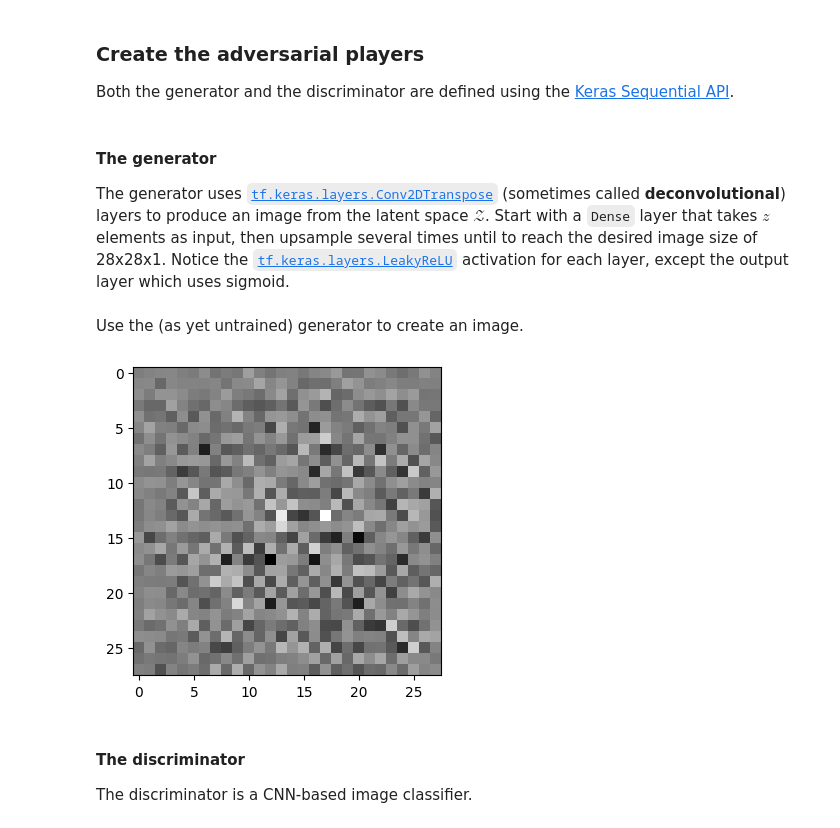
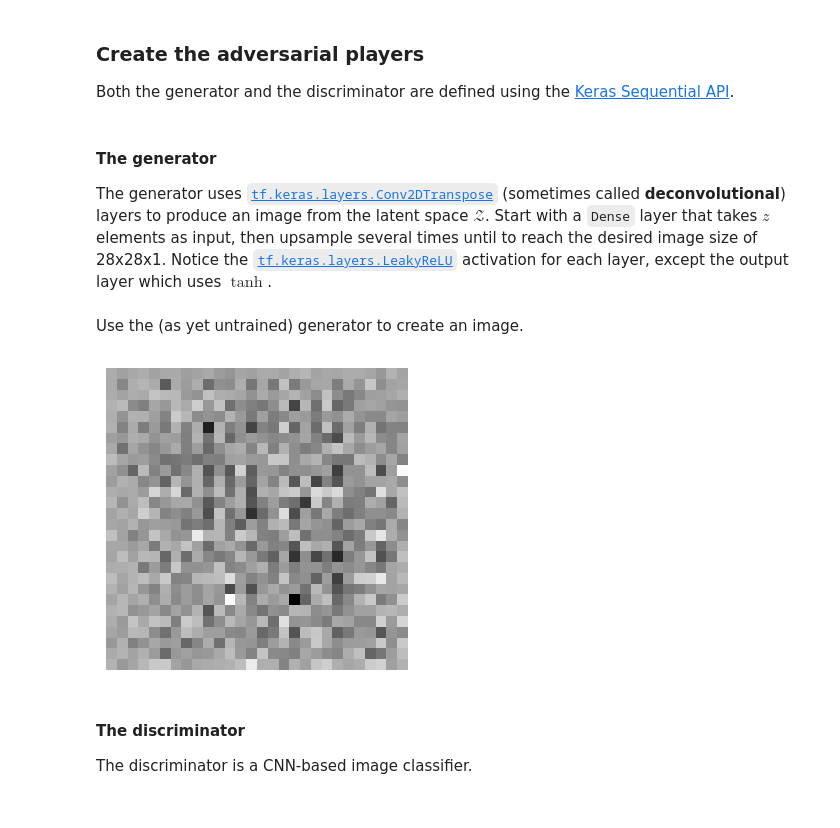
Before and after one commit to mbarbetti/tf-gen-models, a Jupyter notebook: notebooks/gan/0_MNIST_gen_DC-GAN.ipynb, the cells around one changed output. Cells and saved outputs as stored; diff of their text form; code cells hidden in the pictures.

```diff
--- a/notebooks/gan/0_MNIST_gen_DC-GAN.ipynb
+++ b/notebooks/gan/0_MNIST_gen_DC-GAN.ipynb
@@ -145,7 +151,7 @@ Both the generator and the discriminator are defined using the [Keras Sequential
 # %% [markdown]
 #### The generator
 
-The generator uses [`tf.keras.layers.Conv2DTranspose`](https://www.tensorflow.org/api_docs/python/tf/keras/layers/Conv2DTranspose) (sometimes called **deconvolutional**) layers to produce an image from the latent space $\mathcal{Z}$. Start with a `Dense` layer that takes $z$ elements as input, then upsample several times until to reach the desired image size of 28x28x1. Notice the [`tf.keras.layers.LeakyReLU`](https://www.tensorflow.org/api_docs/python/tf/keras/layers/LeakyReLU) activation for each layer, except the output layer which uses sigmoid.
+The generator uses [`tf.keras.layers.Conv2DTranspose`](https://www.tensorflow.org/api_docs/python/tf/keras/layers/Conv2DTranspose) (sometimes called **deconvolutional**) layers to produce an image from the latent space $\mathcal{Z}$. Start with a `Dense` layer that takes $z$ elements as input, then upsample several times until to reach the desired image size of 28x28x1. Notice the [`tf.keras.layers.LeakyReLU`](https://www.tensorflow.org/api_docs/python/tf/keras/layers/LeakyReLU) activation for each layer, except the output layer which uses $\tanh$.
 # %%
 LATENT_DIM = 100
 # %%
@@ -171,12 +177,13 @@ Use the (as yet untrained) generator to create an image.
 # %%
 z = tf.random.normal ( shape = [1, 100] )
 gen_image = generator ( z, training = False )
 
 plt.figure (figsize = (4,4), dpi = 100)
 plt.imshow (gen_image[0, :, :, 0], cmap = "gray")
+plt.axis ("off")
 plt.show()
 # %% [output]
-[figure, old version]
+[figure, new version]
 # %% [markdown]
 #### The discriminator
 
```
Also changed, not shown: parts of 26 cells of this notebook.
